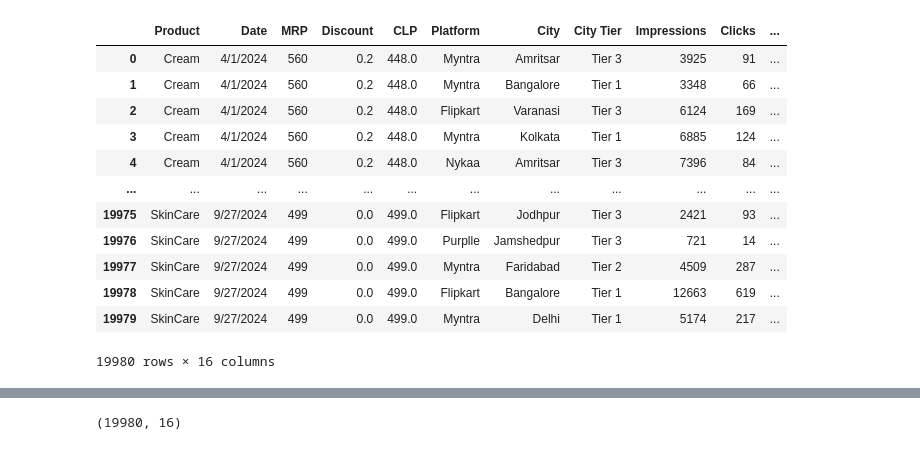
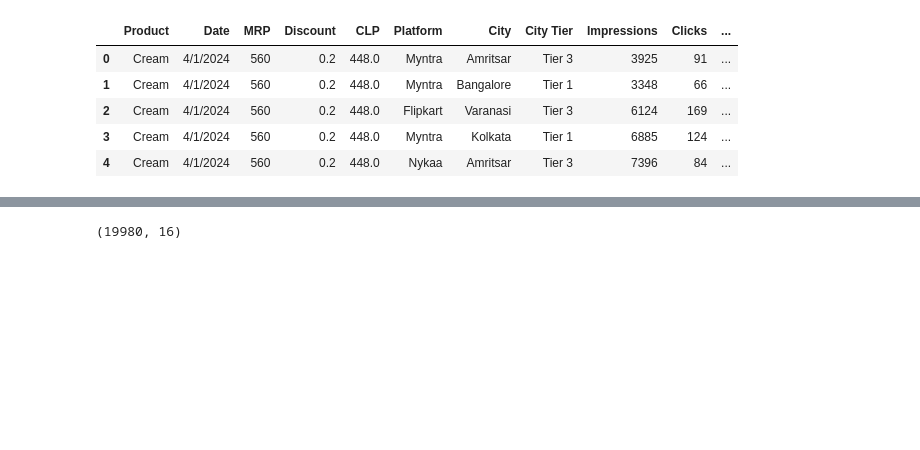
Before and after one commit to Mctavish07/ML-Projects, a Jupyter notebook: Ecomm Sales/Soham_B2024117.ipynb, the cells around one changed output, grey strips where cells are left out. Cells and saved outputs as stored; diff of their text form; code cells hidden in the pictures; blank space fills up the shorter version.

```diff
--- a/Ecomm Sales/Soham_B2024117.ipynb
+++ b/Ecomm Sales/Soham_B2024117.ipynb
@@ -1,21 +17,14 @@
 # %%
 # Read csv file into a pandas dataframe
 data = pd.read_csv("ecomm_sales_data.csv")
-data
+data.head()
 # %% [output]
 |  | Product | Date | MRP | Discount | CLP | Platform | City | City Tier | Impressions | Clicks | ... |
 | 0 | Cream | 4/1/2024 | 560 | 0.2 | 448.0 | Myntra | Amritsar | Tier 3 | 3925 | 91 | ... |
 | 1 | Cream | 4/1/2024 | 560 | 0.2 | 448.0 | Myntra | Bangalore | Tier 1 | 3348 | 66 | ... |
 | 2 | Cream | 4/1/2024 | 560 | 0.2 | 448.0 | Flipkart | Varanasi | Tier 3 | 6124 | 169 | ... |
 | 3 | Cream | 4/1/2024 | 560 | 0.2 | 448.0 | Myntra | Kolkata | Tier 1 | 6885 | 124 | ... |
 | 4 | Cream | 4/1/2024 | 560 | 0.2 | 448.0 | Nykaa | Amritsar | Tier 3 | 7396 | 84 | ... |
-| ... | ... | ... | ... | ... | ... | ... | ... | ... | ... | ... | ... |
-| 19975 | SkinCare | 9/27/2024 | 499 | 0.0 | 499.0 | Flipkart | Jodhpur | Tier 3 | 2421 | 93 | ... |
-| 19976 | SkinCare | 9/27/2024 | 499 | 0.0 | 499.0 | Purplle | Jamshedpur | Tier 3 | 721 | 14 | ... |
-| 19977 | SkinCare | 9/27/2024 | 499 | 0.0 | 499.0 | Myntra | Faridabad | Tier 2 | 4509 | 287 | ... |
-| 19978 | SkinCare | 9/27/2024 | 499 | 0.0 | 499.0 | Flipkart | Bangalore | Tier 1 | 12663 | 619 | ... |
-| 19979 | SkinCare | 9/27/2024 | 499 | 0.0 | 499.0 | Myntra | Delhi | Tier 1 | 5174 | 217 | ... |
-19980 rows × 16 columns
 # %%
 # descriptive analysis
 data.describe()
```
Also changed, not shown: parts of 40 cells of this notebook.
